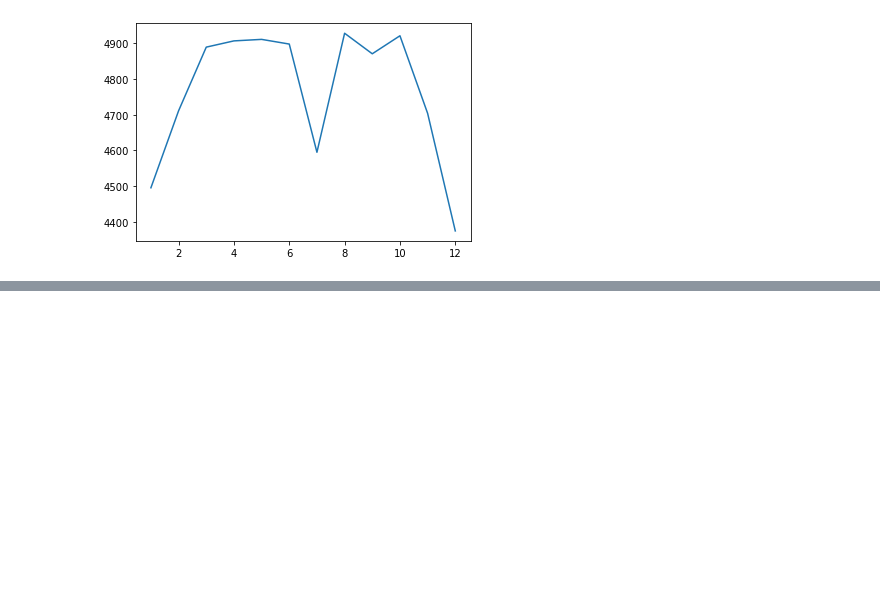
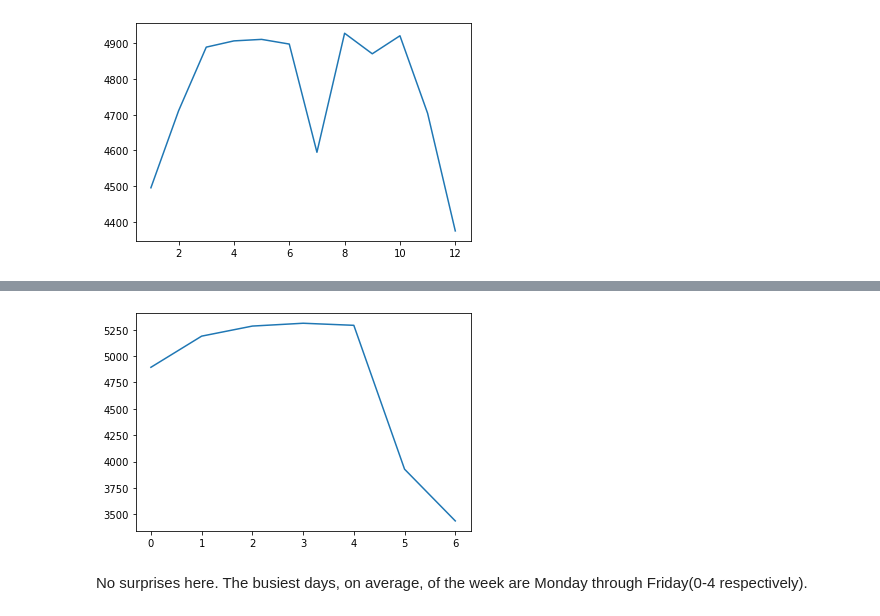
Before and after one commit to capncrockett/Dataquest, a Jupyter notebook: heavy_traffic/traffic_i_94.ipynb, the cells around one changed output, grey strips where cells are left out. Drawn from its saved outputs; the diff is of its cells as text; code cells hidden in the pictures; blank space fills up the shorter version.

```diff
--- a/heavy_traffic/traffic_i_94.ipynb
+++ b/heavy_traffic/traffic_i_94.ipynb
@@ -176,0 +197,4 @@ plt.show()
+# %%
+day_traffic['day_of_week'] = day_traffic['date_time'].dt.day_of_week
+by_day_of_week = day_traffic.groupby('day_of_week').mean()
+by_day_of_week['traffic_volume'] # 0 is Monday, 6 is Sunday
@@ -176,0 +211,7 @@ plt.show()
+# %%
+plt.plot(by_day_of_week['traffic_volume'])
+plt.show()
+# %% [output]
+[figure, added]
+# %% [markdown]
+No surprises here. The busiest days, on average, of the week are Monday through Friday(0-4 respectively).
```
Also changed, not shown: parts of 41 cells of this notebook.
